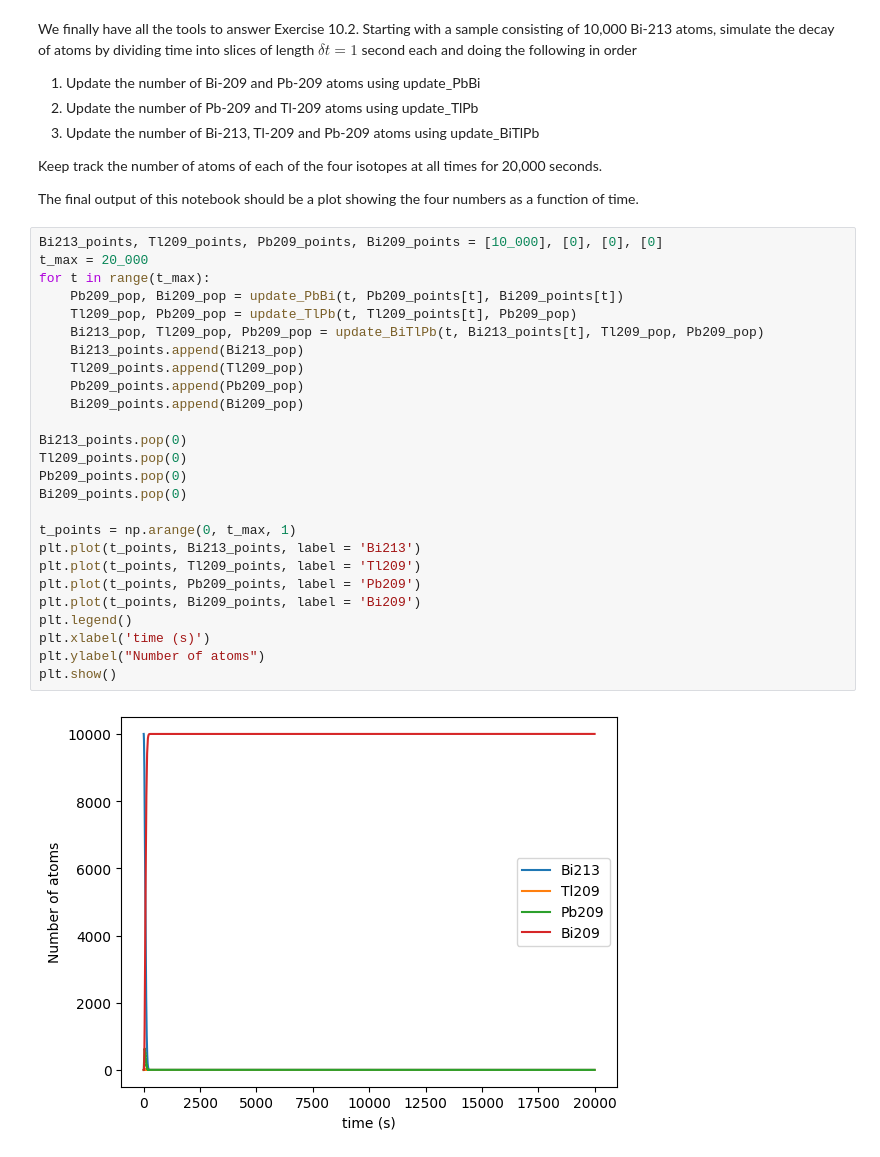
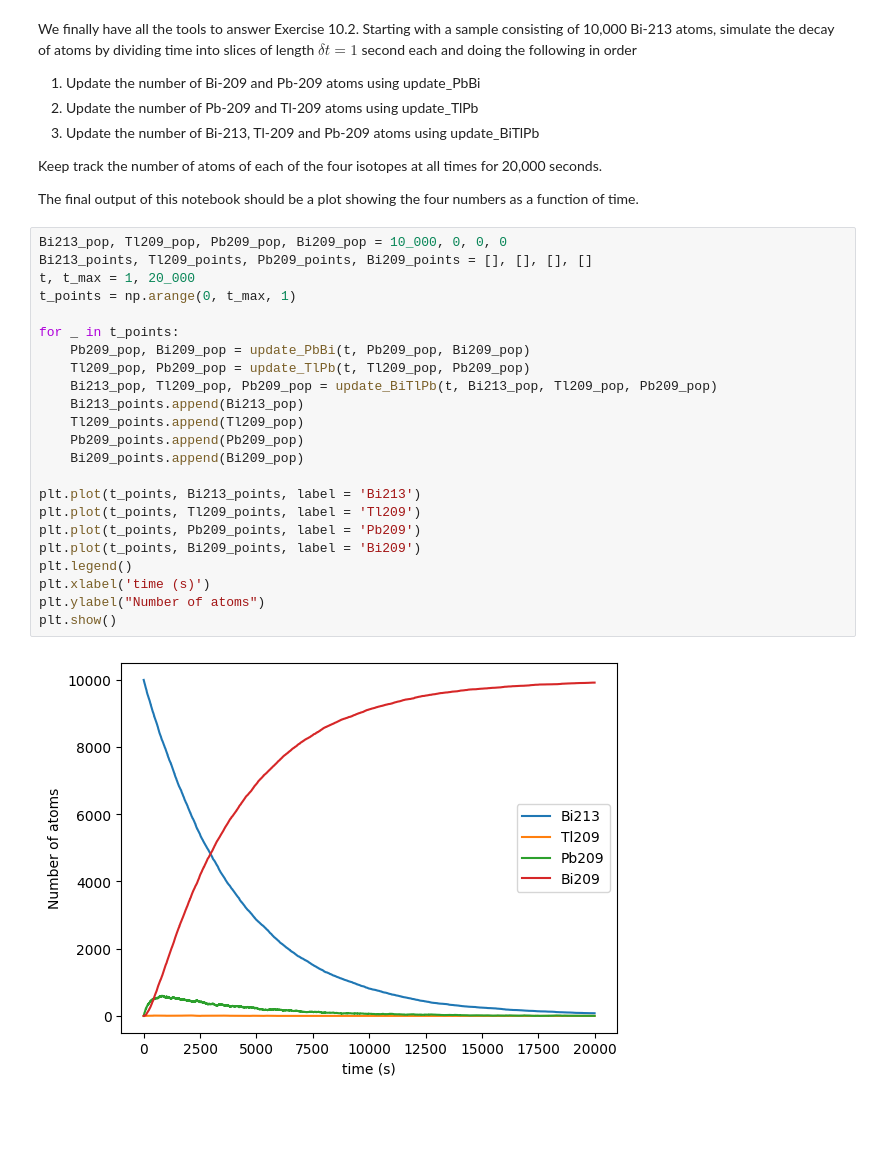
Before and after one commit to slashdotfield/ap155-1SAY2223, a Jupyter notebook: Aehzer Acevedo/Exercise 10.2.ipynb, the cells around one changed output. Saved outputs shown, nothing was run; the diff lists cells and outputs as text; blank space fills up the shorter version.

```diff
--- a/Aehzer Acevedo/Exercise 10.2.ipynb
+++ b/Aehzer Acevedo/Exercise 10.2.ipynb
@@ -141,30 +141,27 @@ Keep track the number of atoms of each of the four isotopes at all times for 20,
 
 The final output of this notebook should be a plot showing the four numbers as a function of time.
 # %%
-Bi213_points, Tl209_points, Pb209_points, Bi209_points = [10_000], [0], [0], [0]
-t_max = 20_000
-for t in range(t_max):
-    Pb209_pop, Bi209_pop = update_PbBi(t, Pb209_points[t], Bi209_points[t])
-    Tl209_pop, Pb209_pop = update_TlPb(t, Tl209_points[t], Pb209_pop)
-    Bi213_pop, Tl209_pop, Pb209_pop = update_BiTlPb(t, Bi213_points[t], Tl209_pop, Pb209_pop)
+Bi213_pop, Tl209_pop, Pb209_pop, Bi209_pop = 10_000, 0, 0, 0
+Bi213_points, Tl209_points, Pb209_points, Bi209_points = [], [], [], []
+t, t_max = 1, 20_000
+t_points = np.arange(0, t_max, 1)
+
+for _ in t_points:
+    Pb209_pop, Bi209_pop = update_PbBi(t, Pb209_pop, Bi209_pop)
+    Tl209_pop, Pb209_pop = update_TlPb(t, Tl209_pop, Pb209_pop)
+    Bi213_pop, Tl209_pop, Pb209_pop = update_BiTlPb(t, Bi213_pop, Tl209_pop, Pb209_pop)
     Bi213_points.append(Bi213_pop)
     Tl209_points.append(Tl209_pop)
     Pb209_points.append(Pb209_pop)
     Bi209_points.append(Bi209_pop)
 
-Bi213_points.pop(0)
-Tl209_points.pop(0)
-Pb209_points.pop(0)
-Bi209_points.pop(0)
-
-t_points = np.arange(0, t_max, 1)
 plt.plot(t_points, Bi213_points, label = 'Bi213')
 plt.plot(t_points, Tl209_points, label = 'Tl209')
 plt.plot(t_points, Pb209_points, label = 'Pb209')
 plt.plot(t_points, Bi209_points, label = 'Bi209')
 plt.legend()
 plt.xlabel('time (s)')
 plt.ylabel("Number of atoms")
 plt.show()
 # %% [output]
-[figure, old version]
+[figure, new version]
```
